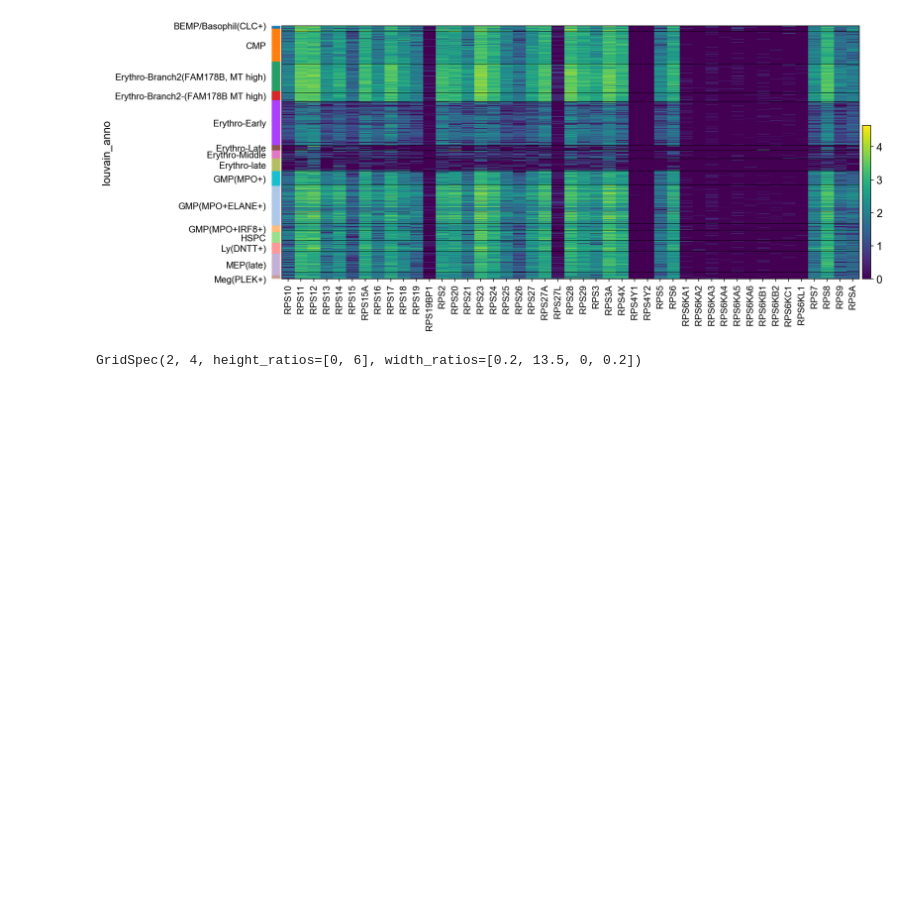
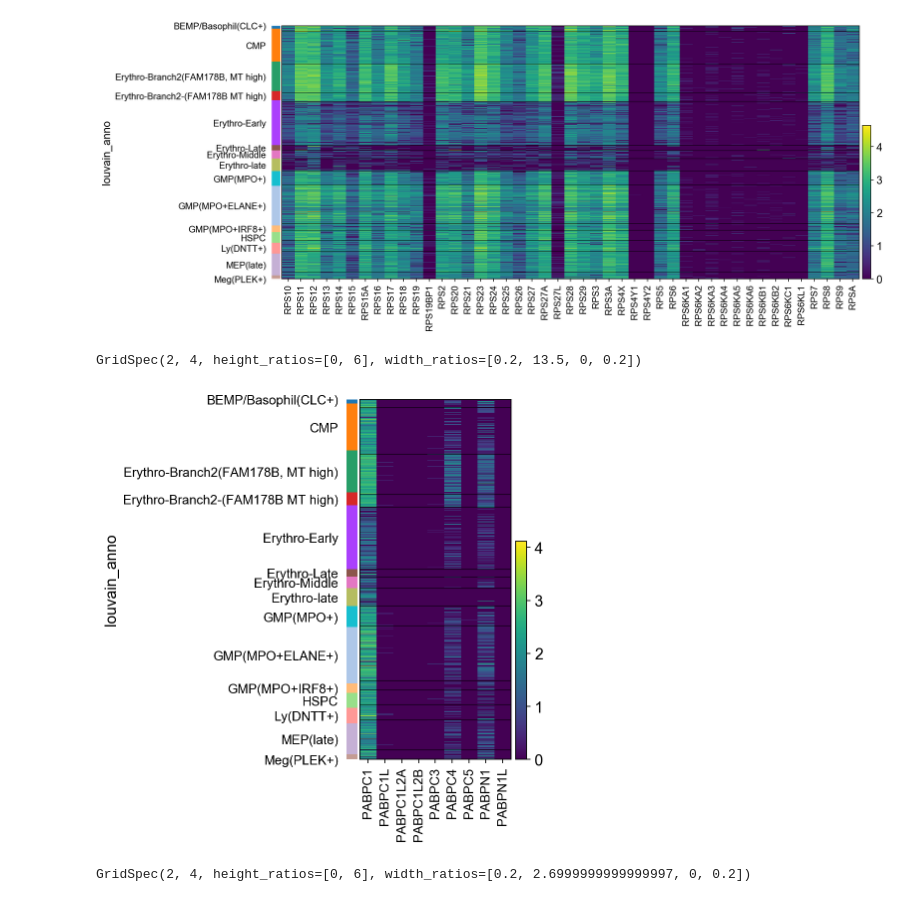
Before and after one commit to algaebrown/scSecretome, a Jupyter notebook: sc_notebook/hemato_RPL_RPS.ipynb, the cells around one changed output. Cells and saved outputs as stored; diff of their text form; code cells hidden in the pictures; blank space fills up the shorter version.

```diff
--- a/sc_notebook/hemato_RPL_RPS.ipynb
+++ b/sc_notebook/hemato_RPL_RPS.ipynb
@@ -26,6 +26,12 @@ AnnData object with n_obs × n_vars = 15386 × 24719
 rpls = adata.var.index[adata.var.index.str.startswith('RPL')]
 # %%
 rpss = adata.var.index[adata.var.index.str.startswith('RPS')]
+# %%
+pabp = adata.var.index[adata.var.index.str.startswith('PABP')]
+adar = adata.var.index[adata.var.index.str.startswith('ADAR')]
+apobec = adata.var.index[adata.var.index.str.startswith('APOBEC')]
+hnrnp = adata.var.index[adata.var.index.str.startswith('HNRNP')]
+sr = adata.var.index[adata.var.index.str.startswith('SR')]
 # %%
 sc.pl.heatmap(adata, rpls, show_gene_labels = True, groupby = 'louvain_anno')
 # %% [output]
@@ -36,3 +42,8 @@ sc.pl.heatmap(adata, rpss, show_gene_labels = True, groupby = 'louvain_anno')
 # %% [output]
 [figure]
 GridSpec(2, 4, height_ratios=[0, 6], width_ratios=[0.2, 13.5, 0, 0.2])
+# %%
+sc.pl.heatmap(adata, pabp, show_gene_labels = True, groupby = 'louvain_anno')
+# %% [output]
+[figure, added]
+GridSpec(2, 4, height_ratios=[0, 6], width_ratios=[0.2, 2.6999999999999997, 0, 0.2])
```
Also changed, not shown: parts of 31 cells of this notebook, 2 other files.
